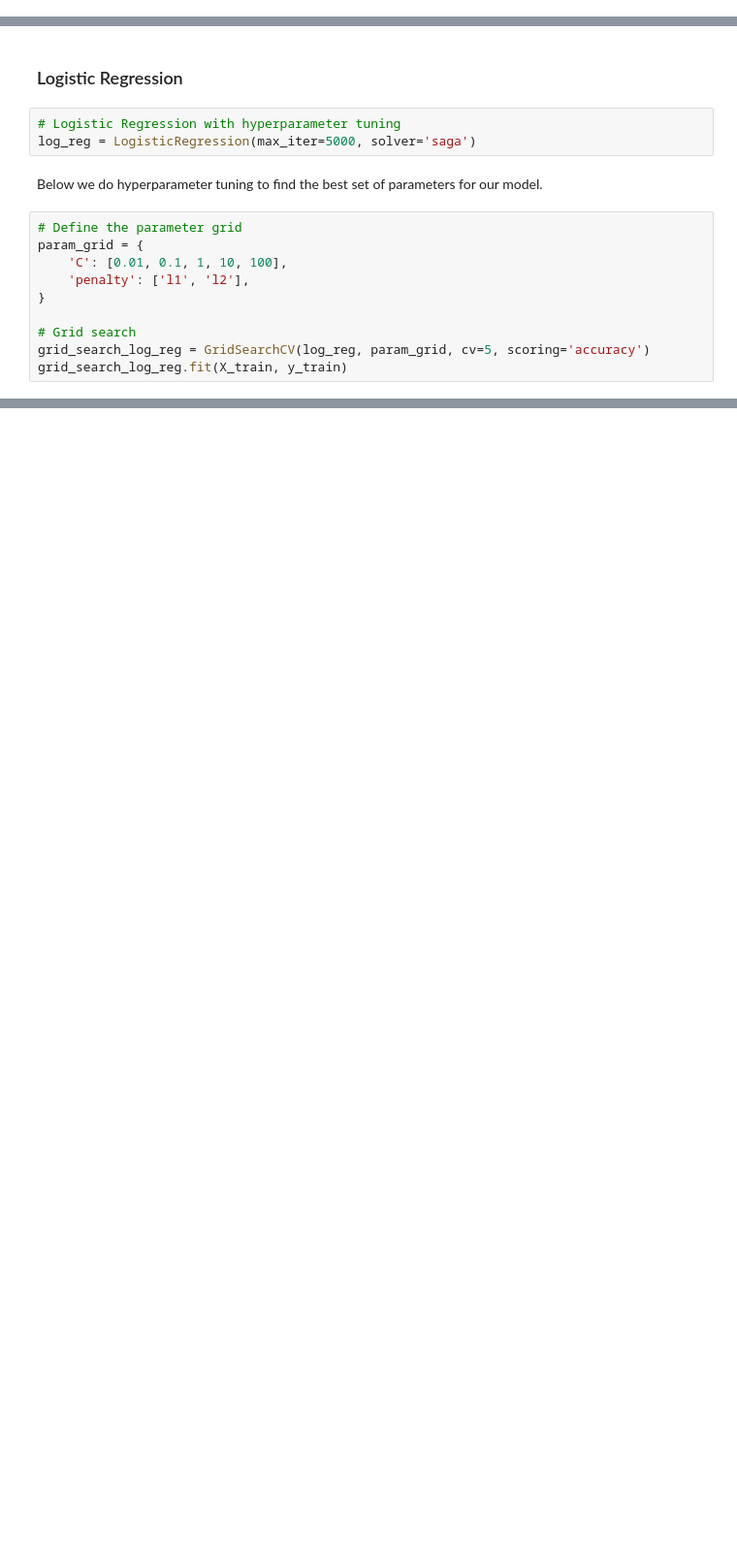
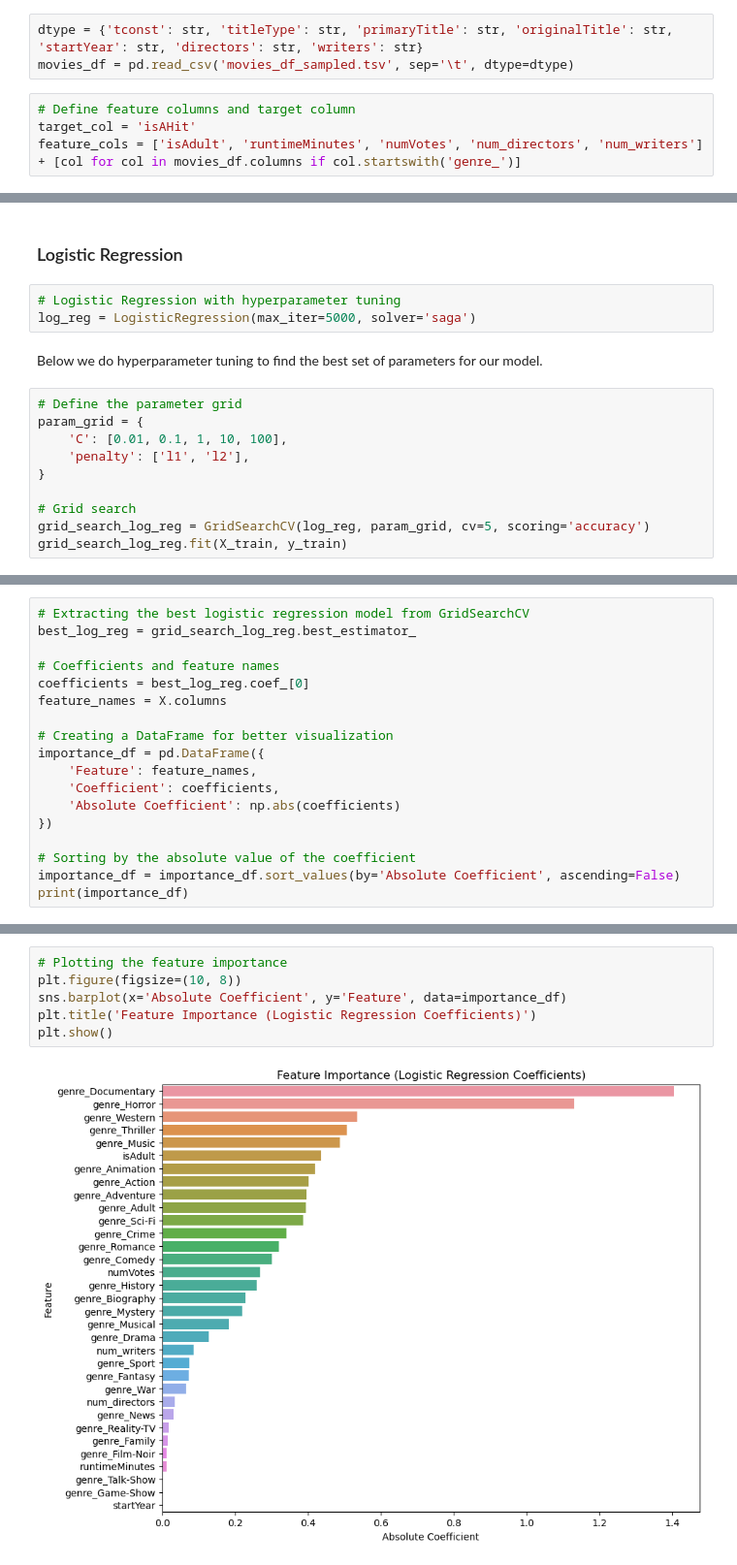
Before and after one commit to ayishamiara/Predicting-the-Next-Hit-Movie, a Jupyter notebook: main.ipynb, the cells around one changed output, grey strips where cells are left out. Shown at 97% size. Cells and saved outputs as stored; diff of their text form; blank space fills up the shorter version.

```diff
--- a/main.ipynb
+++ b/main.ipynb
@@ -360,3 +377,10 @@ from sklearn.metrics import accuracy_score, classification_report
+# %%
+dtype = {'tconst': str, 'titleType': str, 'primaryTitle': str, 'originalTitle': str, 'startYear': str, 'directors': str, 'writers': str}
+movies_df = pd.read_csv('movies_df_sampled.tsv', sep='\t', dtype=dtype)
+# %%
+# Define feature columns and target column
+target_col = 'isAHit'
+feature_cols = ['isAdult', 'runtimeMinutes', 'numVotes', 'num_directors', 'num_writers'] + [col for col in movies_df.columns if col.startswith('genre_')]
 # %%
 # Use the selected features for modeling
 X = movies_df[feature_cols]
@@ -392,0 +473,18 @@ print("Classification Report: \n", classification_report(y_test, y_pred_log_reg)
+# %%
+# Extracting the best logistic regression model from GridSearchCV
+best_log_reg = grid_search_log_reg.best_estimator_
+
+# Coefficients and feature names
+coefficients = best_log_reg.coef_[0]
+feature_names = X.columns
+
+# Creating a DataFrame for better visualization
+importance_df = pd.DataFrame({
+    'Feature': feature_names,
+    'Coefficient': coefficients,
+    'Absolute Coefficient': np.abs(coefficients)
+})
+
+# Sorting by the absolute value of the coefficient
+importance_df = importance_df.sort_values(by='Absolute Coefficient', ascending=False)
+print(importance_df)
@@ -392,0 +509,8 @@ print("Classification Report: \n", classification_report(y_test, y_pred_log_reg)
+# %%
+# Plotting the feature importance
+plt.figure(figsize=(10, 8))
+sns.barplot(x='Absolute Coefficient', y='Feature', data=importance_df)
+plt.title('Feature Importance (Logistic Regression Coefficients)')
+plt.show()
+# %% [output]
+[figure, added]
```
Also changed, not shown: parts of 47 cells of this notebook, 1 other file.
